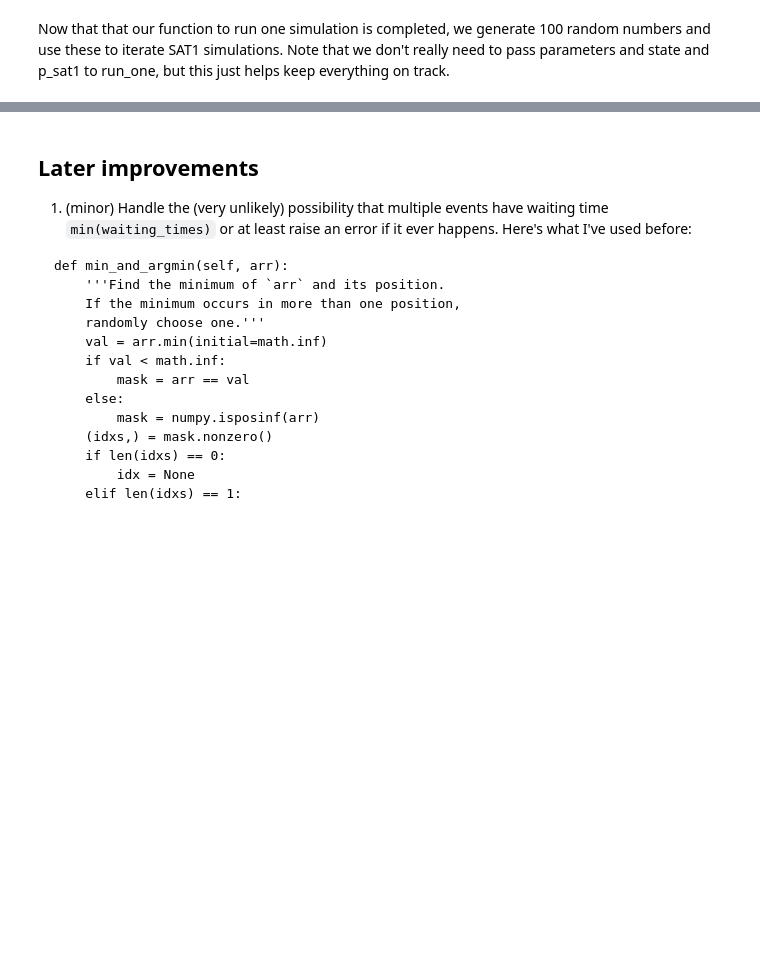
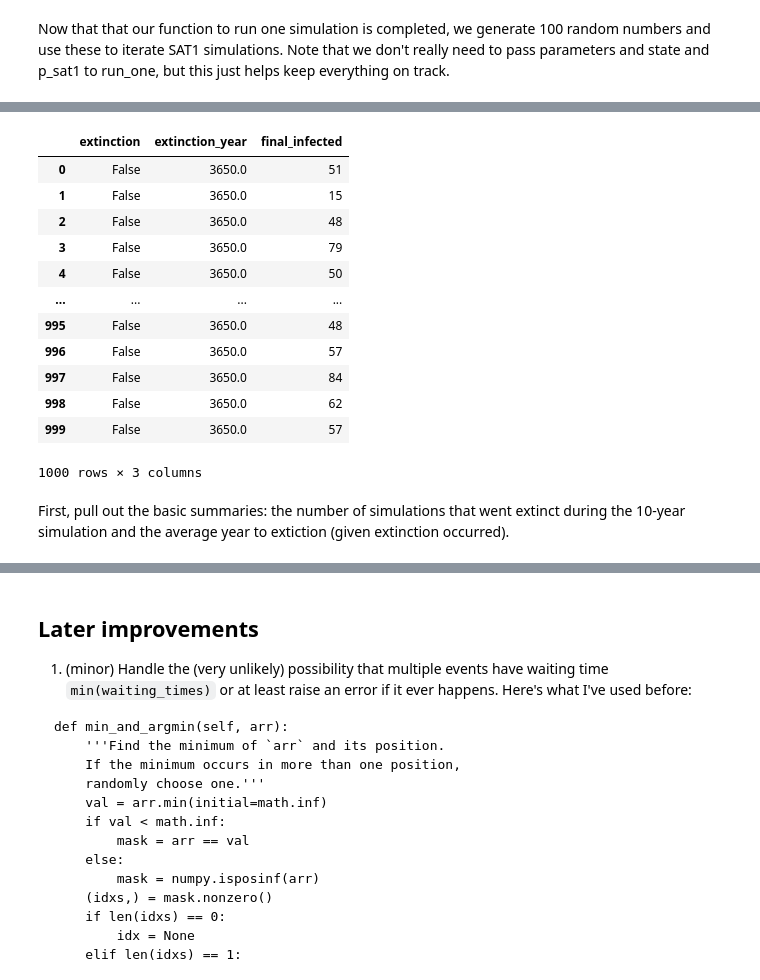
Before and after one commit to saracarp/buffalo_fmdv, a Jupyter notebook: fmdv_stochastic_model/FMDV_stochastic_model.ipynb, the cells around one changed output, grey strips where cells are left out. Saved outputs shown, nothing was run; the diff lists cells and outputs as text; code cells hidden in the pictures; blank space fills up the shorter version.

Commit message:
Run 1000 simulations for each (~9 minutes each) & pull out basic persistence  stats

```diff
--- a/fmdv_stochastic_model/FMDV_stochastic_model.ipynb
+++ b/fmdv_stochastic_model/FMDV_stochastic_model.ipynb
@@ -790,7 +879,7 @@ parameters = {
 p_start = [0.06524898, 0.1590819 , 0.00202783, 0.05077322, 0.72286807]
 
 rng = numpy.random.default_rng(seed = 87)
-rngs = rng.spawn(100)
+rngs = rng.spawn(1000)
 
 reps_sat3 = joblib.Parallel(n_jobs=-1, verbose = 2)(joblib.delayed(run_one)(rng) for rng in rngs)
 
@@ -817,2 +909,34 @@ reps_sat3[0:5]
 
  [10794 rows x 5 columns]]
+# %%
+sat3_extinct = []
+
+for i in range(0,1000):
+    extinction_year = reps_sat3[i].index[-1]
+    final_infected = reps_sat3[i].values[-1,2] + reps_sat3[i].values[-1,3]
+
+    if final_infected == 0:
+        extinction = True
+    else: extinction = False
+
+    new_row = {'extinction': extinction, 'extinction_year': extinction_year, 'final_infected': final_infected}
+    sat3_extinct.append(new_row)
+
+sat3_extinct = pandas.DataFrame(sat3_extinct)
+sat3_extinct
+# %% [output]
+|  | extinction | extinction_year | final_infected |
+| 0 | False | 3650.0 | 51 |
+| 1 | False | 3650.0 | 15 |
+| 2 | False | 3650.0 | 48 |
+| 3 | False | 3650.0 | 79 |
+| 4 | False | 3650.0 | 50 |
+| ... | ... | ... | ... |
+| 995 | False | 3650.0 | 48 |
+| 996 | False | 3650.0 | 57 |
+| 997 | False | 3650.0 | 84 |
+| 998 | False | 3650.0 | 62 |
+| 999 | False | 3650.0 | 57 |
+1000 rows × 3 columns
+# %% [markdown]
+First, pull out the basic summaries: the number of simulations that went extinct during the 10-year simulation and the average year to extiction (given extinction occurred).
```
Also changed, not shown: parts of 14 cells of this notebook.
